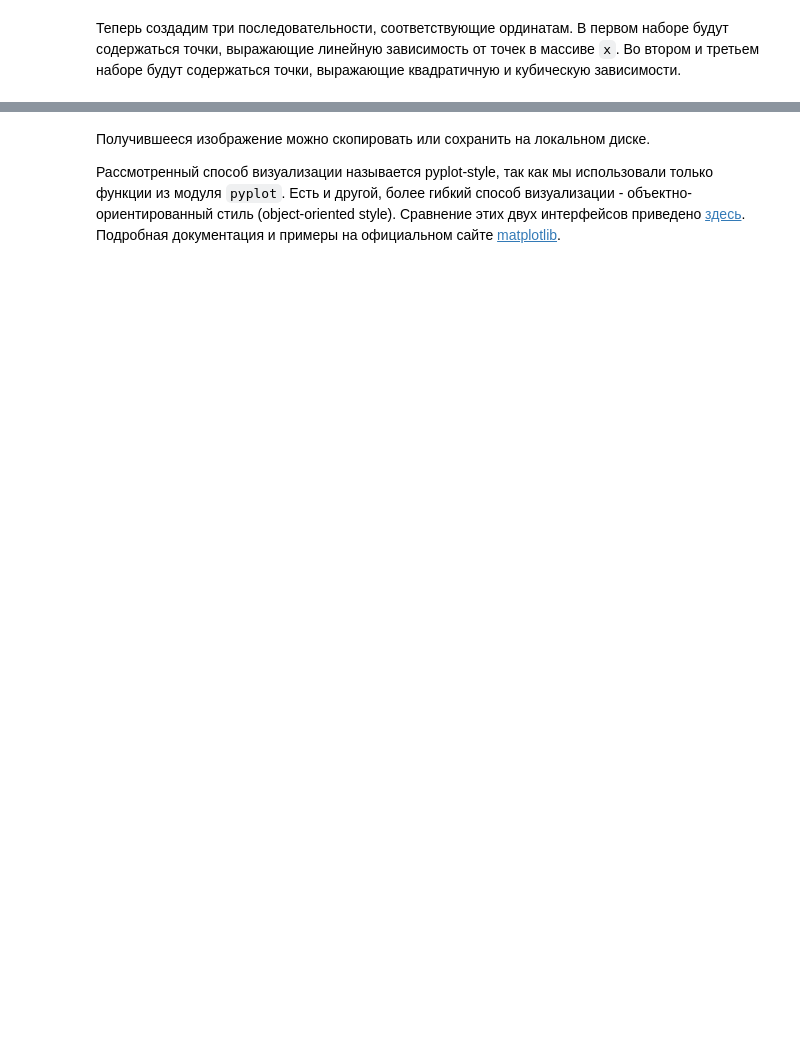
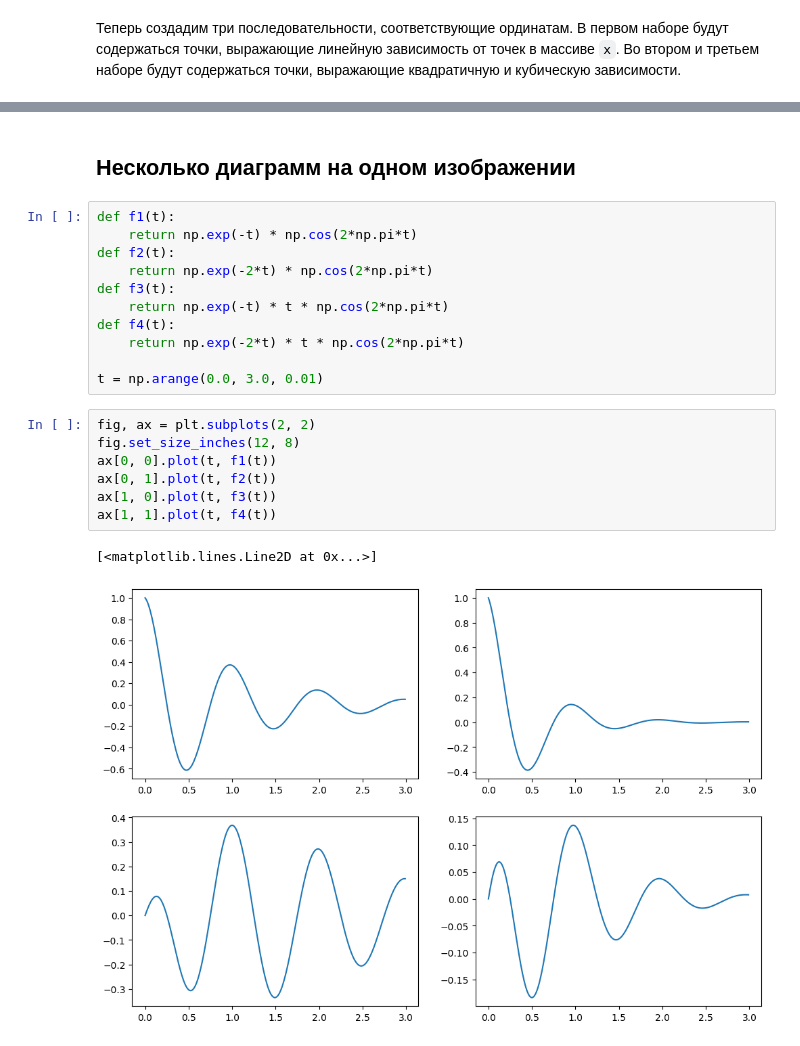
Before and after one commit to ordevoir/Data_Analysis, a Jupyter notebook: matplotlib_example.ipynb, the cells around one changed output, grey strips where cells are left out. Saved outputs shown, nothing was run; the diff lists cells and outputs as text; blank space fills up the shorter version.

```diff
--- a/matplotlib_example.ipynb
+++ b/matplotlib_example.ipynb
@@ -55,4 +153,23 @@ plt.show()
-# %% [markdown]
-Получившееся изображение можно скопировать или сохранить на локальном диске.
-
-Рассмотренный способ визуализации называется pyplot-style, так как мы использовали только функции из модуля `pyplot`. Есть и другой, более гибкий способ визуализации - объектно-ориентированный стиль (object-oriented style). Сравнение этих двух интерфейсов приведено [здесь](https://matplotlib.org/matplotblog/posts/pyplot-vs-object-oriented-interface/). Подробная документация и примеры на официальном сайте [matplotlib](https://matplotlib.org/).
+# %% [markdown]
+## Несколько диаграмм на одном изображении
+# %%
+def f1(t):
+    return np.exp(-t) * np.cos(2*np.pi*t)
+def f2(t):
+    return np.exp(-2*t) * np.cos(2*np.pi*t)
+def f3(t):
+    return np.exp(-t) * t * np.cos(2*np.pi*t)
+def f4(t):
+    return np.exp(-2*t) * t * np.cos(2*np.pi*t)
+
+t = np.arange(0.0, 3.0, 0.01)
+# %%
+fig, ax = plt.subplots(2, 2)
+fig.set_size_inches(12, 8)
+ax[0, 0].plot(t, f1(t))
+ax[0, 1].plot(t, f2(t))
+ax[1, 0].plot(t, f3(t))
+ax[1, 1].plot(t, f4(t))
+# %% [output]
+[<matplotlib.lines.Line2D at 0x...>]
+[figure, added]
```
Also changed, not shown: parts of 16 cells of this notebook.
